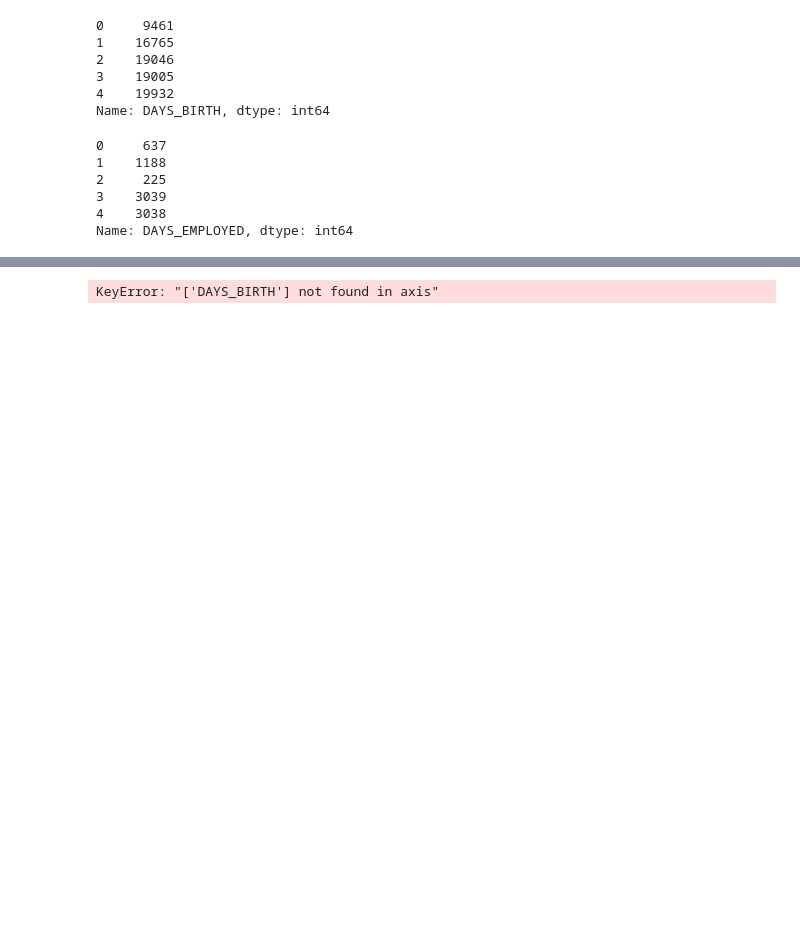
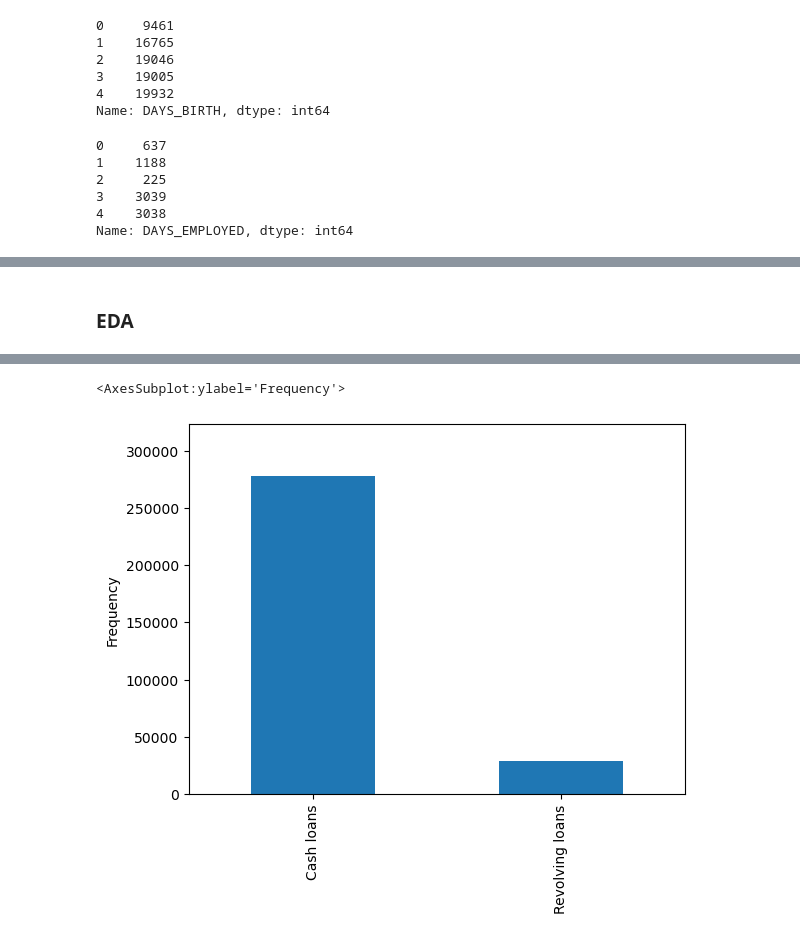
Before and after one commit to rlmrezende/Loan-Default-Prediction, a Jupyter notebook: Loan Defaulter.ipynb, the cells around one changed output, grey strips where cells are left out. Cells and saved outputs as stored; diff of their text form; code cells hidden in the pictures; blank space fills up the shorter version.

```diff
--- a/Loan Defaulter.ipynb
+++ b/Loan Defaulter.ipynb
@@ -197,6 +240,25 @@ df.DAYS_EMPLOYED.head()
 3    3039
 4    3038
 Name: DAYS_EMPLOYED, dtype: int64
+# %%
+df.DAYS_REGISTRATION = df.DAYS_REGISTRATION.abs()
+df.DAYS_ID_PUBLISH = df.DAYS_ID_PUBLISH.abs()
+# %%
+# Changing days to years
+
+df['DAYS_BIRTH'] = round(df['DAYS_BIRTH'] / 365).astype("int")
+
+df['DAYS_EMPLOYED'] = round(df['DAYS_EMPLOYED'] / 365).astype("int")
+
+df['DAYS_REGISTRATION'] = round(df['DAYS_REGISTRATION'] / 365).astype("int")
+
+df['DAYS_ID_PUBLISH'] = round(df['DAYS_ID_PUBLISH'] / 365).astype("int")
+
+
+df = df.rename(columns={'DAYS_BIRTH': 'AGE',
+                        'DAYS_EMPLOYED': 'YEARS_EMPLOYED',
+                        'DAYS_REGISTRATION': 'YEARS_REGISTRATION',
+                        'DAYS_ID_PUBLISH': 'YEARS_ID_PUBLISH'})
 # %%
 df.head()
 # %% [output]
@@ -206,6 +268,3 @@ df.head()
 | 2 | 100004 | 0 | Revolving loans | M | Y | Y | 0 | ... |
 | 3 | 100006 | 0 | Cash loans | F | N | Y | 0 | ... |
 | 4 | 100007 | 0 | Cash loans | M | N | Y | 0 | ... |
-# %%
-df["AGE"] = round(df.DAYS_BIRTH/365).astype('int')
-df.AGE.head()
@@ -219,3 +352,5 @@ Name: AGE, dtype: int32
+# %% [markdown]
+### EDA
 # %%
 df.head()
 # %% [output]
@@ -225,8 +360,12 @@ df.head()
 | 2 | 100004 | 0 | Revolving loans | M | Y | Y | 0 | ... |
 | 3 | 100006 | 0 | Cash loans | F | N | Y | 0 | ... |
 | 4 | 100007 | 0 | Cash loans | M | N | Y | 0 | ... |
-# %%
-df.drop('DAYS_BIRTH', axis=1, inplace=True)
-df.head()
-# %% [output]
-KeyError: "['DAYS_BIRTH'] not found in axis"
+# %%
+# Plot a histogram of income
+df['AMT_INCOME_TOTAL'].plot(kind='hist')
+
+# Create a bar plot of contract types
+df['NAME_CONTRACT_TYPE'].value_counts().plot(kind='bar')
+# %% [output]
+<AxesSubplot:ylabel='Frequency'>
+[figure, added]
```
Also changed, not shown: parts of 38 cells of this notebook.
